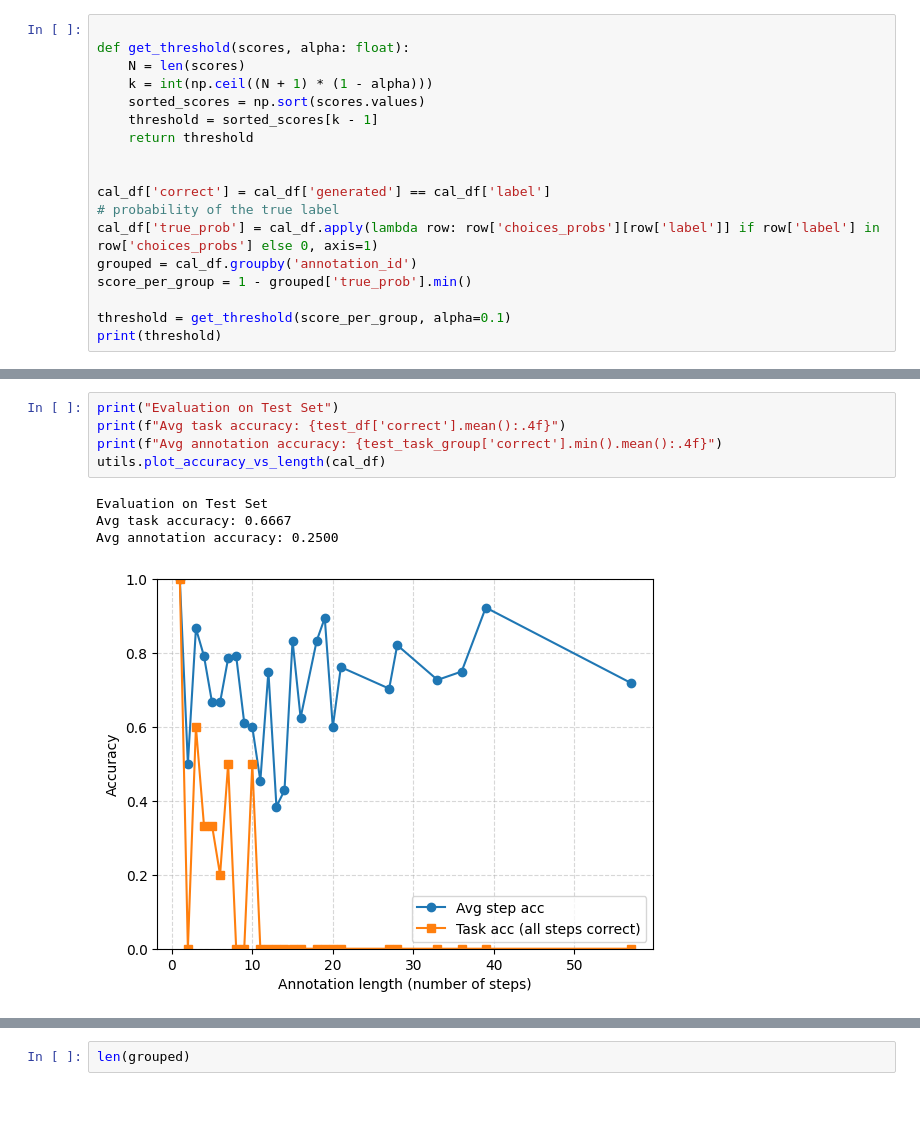
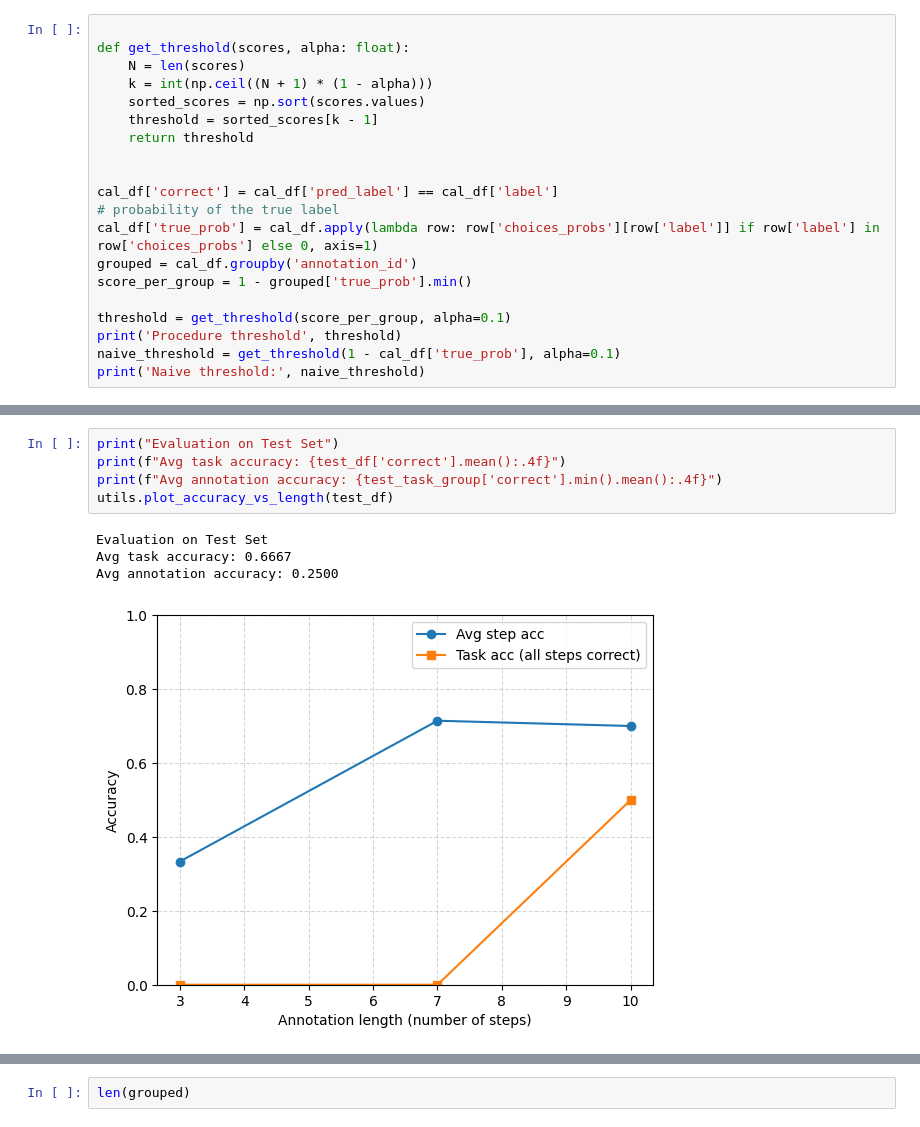
Before and after one commit to amitxy/Robots-That-Ask-For-Help-Over-The-Horizon, a Jupyter notebook: research.ipynb, the cells around one changed output, grey strips where cells are left out. Cells and saved outputs as stored; diff of their text form.

```diff
--- a/research.ipynb
+++ b/research.ipynb
@@ -202,12 +126,14 @@ def get_threshold(scores, alpha: float):
     return threshold
 
 
-cal_df['correct'] = cal_df['generated'] == cal_df['label']
+cal_df['correct'] = cal_df['pred_label'] == cal_df['label']
 # probability of the true label
 cal_df['true_prob'] = cal_df.apply(lambda row: row['choices_probs'][row['label']] if row['label'] in row['choices_probs'] else 0, axis=1)
 grouped = cal_df.groupby('annotation_id')
 score_per_group = 1 - grouped['true_prob'].min()
 
 threshold = get_threshold(score_per_group, alpha=0.1)
-print(threshold)
+print('Procedure threshold', threshold)
+naive_threshold = get_threshold(1 - cal_df['true_prob'], alpha=0.1)
+print('Naive threshold:', naive_threshold)
 # %% [output]
@@ -279,11 +278,11 @@ test_df.head()
 # %%
 print("Evaluation on Test Set")
 print(f"Avg task accuracy: {test_df['correct'].mean():.4f}")
 print(f"Avg annotation accuracy: {test_task_group['correct'].min().mean():.4f}")
-utils.plot_accuracy_vs_length(cal_df)
+utils.plot_accuracy_vs_length(test_df)
 # %% [output]
 Evaluation on Test Set
 Avg task accuracy: 0.6667
 Avg annotation accuracy: 0.2500
-[figure, old version]
+[figure, new version]
 |  | length | step_acc_mean | task_acc_mean | n_annotations |
```
Also changed, not shown: parts of 14 cells of this notebook, 5 other files.
